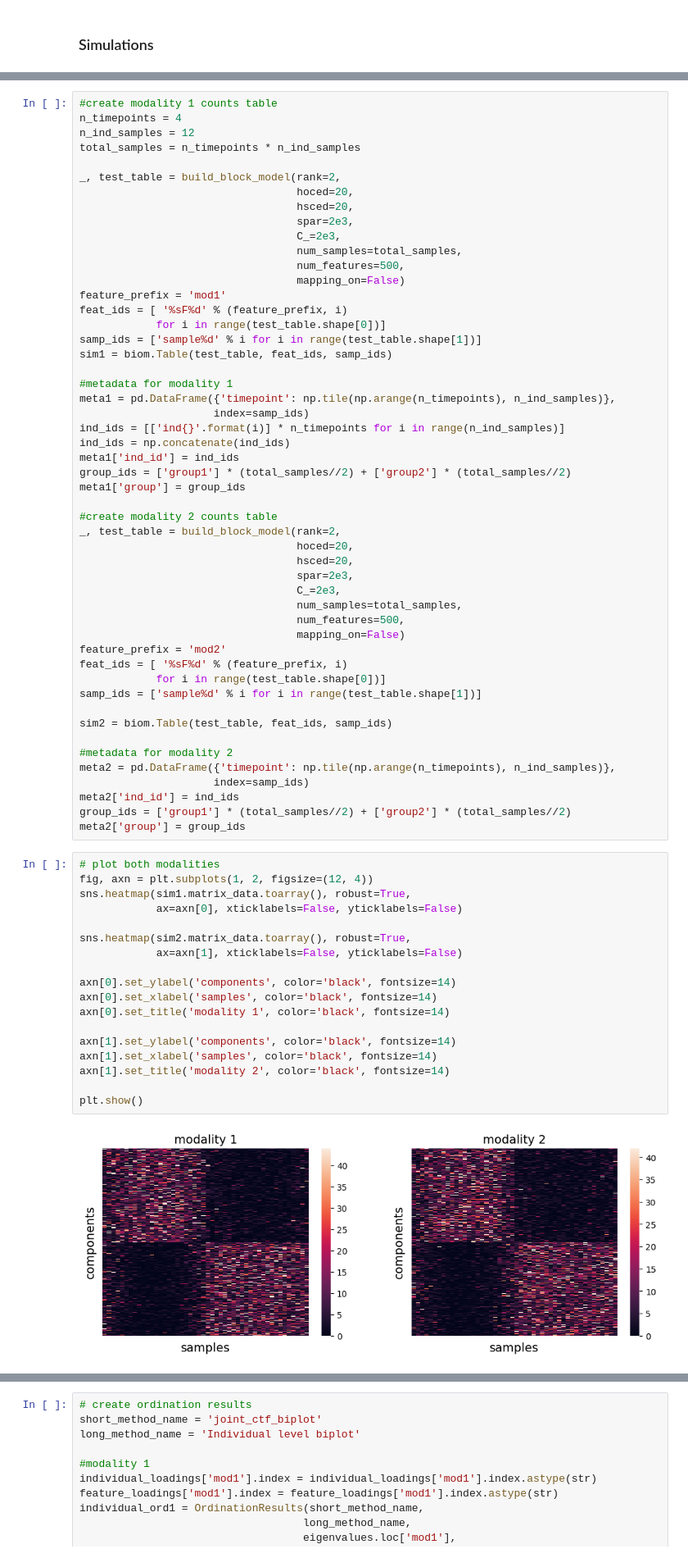
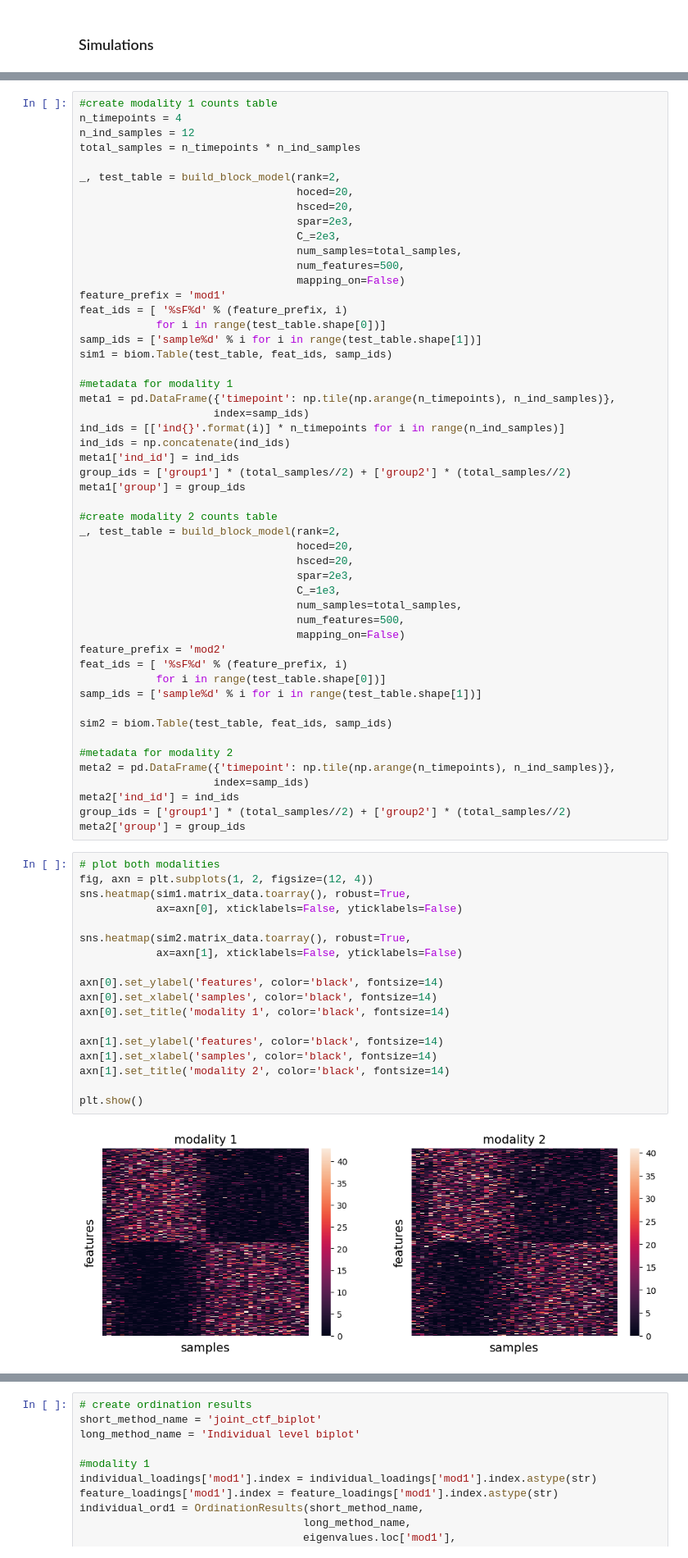
Before and after one commit to Biacordazzo/bia_gemelli, a Jupyter notebook: gemelli/joint_ctf.ipynb, the cells around one changed output, grey strips where cells are left out. Shown at 82% size. Drawn from its saved outputs; the diff is of its cells as text.

```diff
--- a/gemelli/joint_ctf.ipynb
+++ b/gemelli/joint_ctf.ipynb
@@ -1457,7 +1520,7 @@ _, test_table = build_block_model(rank=2,
                                   hoced=20,
                                   hsced=20,
                                   spar=2e3,
-                                  C_=2e3,
+                                  C_=1e3,
                                   num_samples=total_samples,
                                   num_features=500,
                                   mapping_on=False)
@@ -1477,23 +1540,23 @@ meta2['group'] = group_ids
 # %%
 # plot both modalities
 fig, axn = plt.subplots(1, 2, figsize=(12, 4))
 sns.heatmap(sim1.matrix_data.toarray(), robust=True,
             ax=axn[0], xticklabels=False, yticklabels=False)
 
 sns.heatmap(sim2.matrix_data.toarray(), robust=True,
             ax=axn[1], xticklabels=False, yticklabels=False)
 
-axn[0].set_ylabel('components', color='black', fontsize=14)
+axn[0].set_ylabel('features', color='black', fontsize=14)
 axn[0].set_xlabel('samples', color='black', fontsize=14)
 axn[0].set_title('modality 1', color='black', fontsize=14)
 
-axn[1].set_ylabel('components', color='black', fontsize=14)
+axn[1].set_ylabel('features', color='black', fontsize=14)
 axn[1].set_xlabel('samples', color='black', fontsize=14)
 axn[1].set_title('modality 2', color='black', fontsize=14)
 
 plt.show()
 # %% [output]
-[figure, old version]
+[figure, new version]
 # %%
 #try joint-ctf
 (individual_loadings,
```
Also changed, not shown: parts of 16 cells of this notebook, 1 other file.
